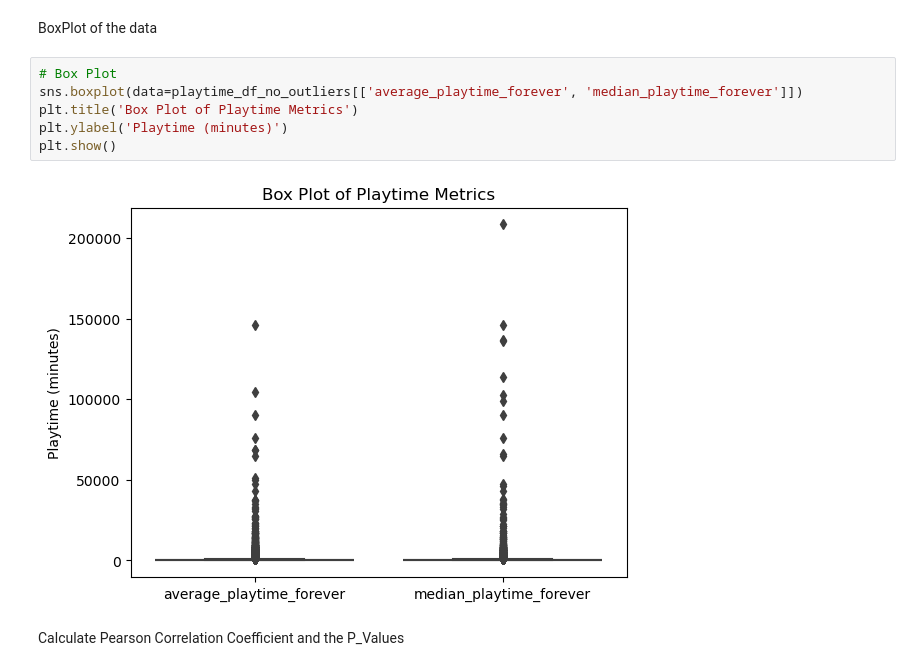
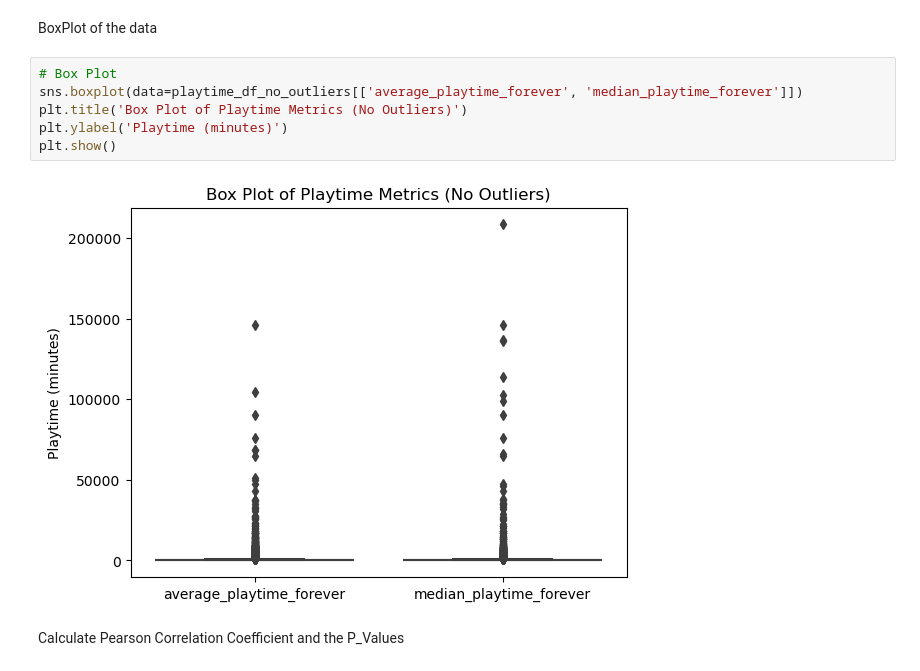
Before and after one commit to AlexOrtiz5/Games-Study, a Jupyter notebook: notebook/hypotesis_testing.ipynb, the cells around one changed output. Cells and saved outputs as stored; diff of their text form.

```diff
--- a/notebook/hypotesis_testing.ipynb
+++ b/notebook/hypotesis_testing.ipynb
@@ -712,11 +712,11 @@ BoxPlot of the data
 # %%
 # Box Plot
 sns.boxplot(data=playtime_df_no_outliers[['average_playtime_forever', 'median_playtime_forever']])
-plt.title('Box Plot of Playtime Metrics')
+plt.title('Box Plot of Playtime Metrics (No Outliers)')
 plt.ylabel('Playtime (minutes)')
 plt.show()
 # %% [output]
-[figure, old version]
+[figure, new version]
 # %% [markdown]
 Calculate Pearson Correlation Coefficient and the P_Values
 # %%
```
Also changed, not shown: parts of 2 cells of this notebook.
